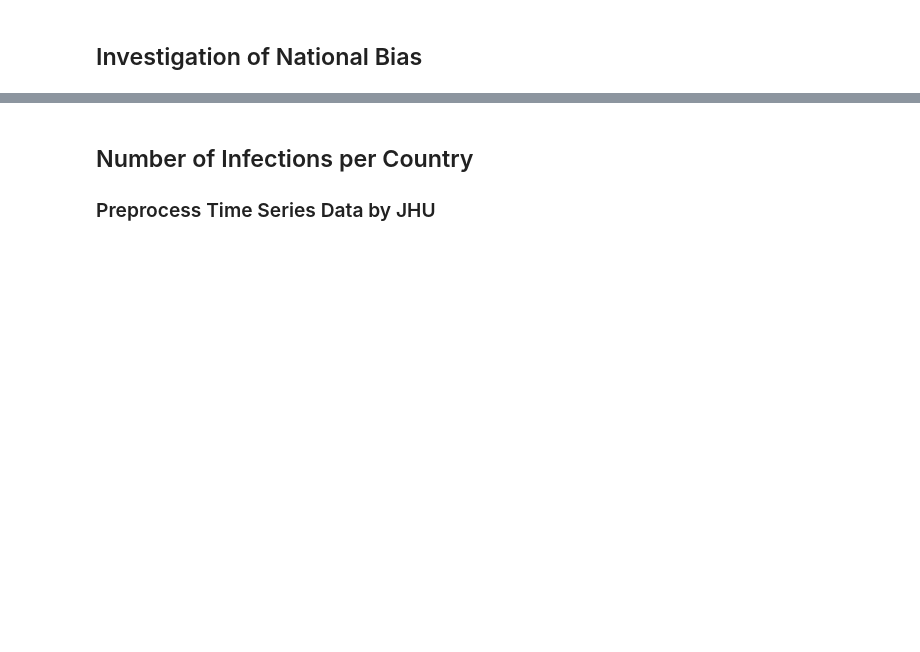
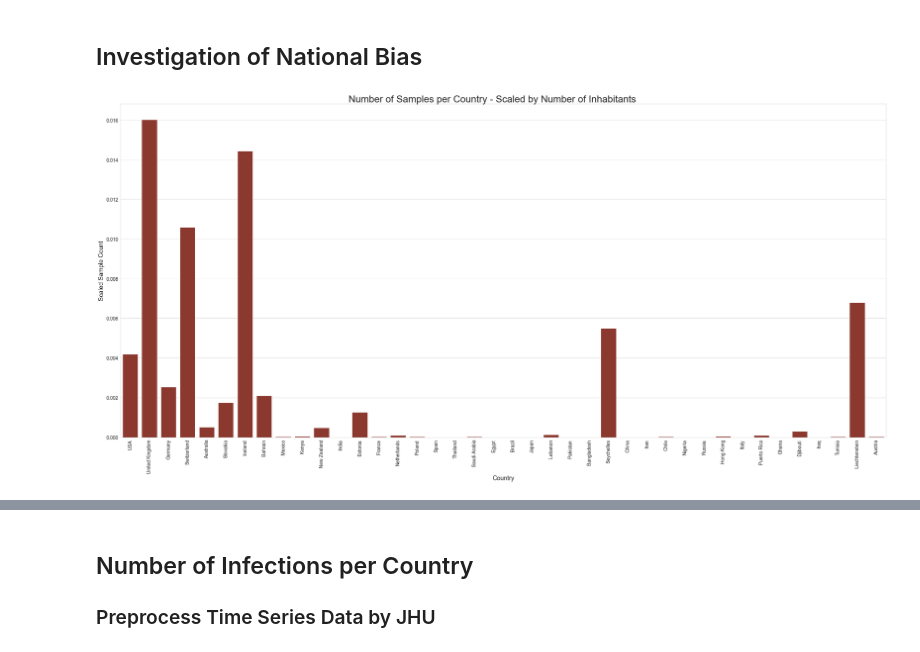
Before and after one commit to ninaihde/sampling-bias-cov19, a Jupyter notebook: src/EBI_analysis/create_general_insights.ipynb, the cells around one changed output, grey strips where cells are left out. Saved outputs shown, nothing was run; the diff lists cells and outputs as text; code cells hidden in the pictures; blank space fills up the shorter version.

Commit message:
Include incidence into sampling strategy plots

```diff
--- a/src/EBI_analysis/create_general_insights.ipynb
+++ b/src/EBI_analysis/create_general_insights.ipynb
@@ -71,7 +71,9 @@ rare_countries['country'].value_counts()
 popular_countries = df[df['country'].map(df['country'].value_counts()) >= threshold]
 popular_countries['country'].value_counts()
 # %%
-with open('../helper_dicts/country_inhabitants_map.json') as f:
+import json
+
+with open('../helper_dicts/country_inhabitants.json') as f:
     country_inhabitants_map = json.load(f)
 # %%
 import os
@@ -156,3 +158,41 @@ for hue in ['dataclass', 'mol_type', 'keywords', 'gender']:
 
     fig.savefig(f'../../plots/general_country_counts/rare_countries_count_by_{hue}_normalized.png', dpi=300)
     plt.close()
+# %%
+import matplotlib.pyplot as plt
+import seaborn as sns
+
+plotdata = df.copy(deep=True)
+# only take countries with at least 200 samples
+plotdata = plotdata[plotdata['country'].map(plotdata['country'].value_counts()) > 200]
+# exclude 3 countries that are not in list(country_inhabitants_map.keys())
+plotdata = plotdata[~plotdata['country'].isin(['Malawi', 'Comoros', 'Lesotho'])]
+
+# Plot distribution of selected countries
+sns.set_style('whitegrid')
+fig, ax = plt.subplots(figsize=(32, 16))
+sns.countplot(data=plotdata,
+              x='country',
+              color='#9B2D1F',  # "#D34817" for custom orange
+              order=plotdata['country'].value_counts().index)
+
+fig.suptitle('Number of Samples per Country - Scaled by Number of Inhabitants', fontsize=28)
+plt.xlabel('Country', fontsize=18)
+plt.ylabel('Scaled Sample Count', fontsize=18)
+plt.xticks(fontsize=14, rotation=90)
+plt.yticks(fontsize=14)
+
+# Normalize height of bars with number of inhabitants
+max_y = 0
+for i, patch in enumerate(ax.patches):
+    country = ax.get_xticklabels()[i].get_text()
+    new_height = patch.get_height() / country_inhabitants_map[country]
+    max_y = max(max_y, new_height)
+    patch.set_height(new_height)
+plt.gca().set_ylim([0, max_y + (max_y / 20)])
+
+fig.tight_layout()
+fig.savefig(f'../../plots/general_country_counts/selected_countries_counts_scaled.png', dpi=300)
+plt.close()
+# %% [output]
+[figure, added]
```
Also changed, not shown: parts of 7 cells of this notebook.
